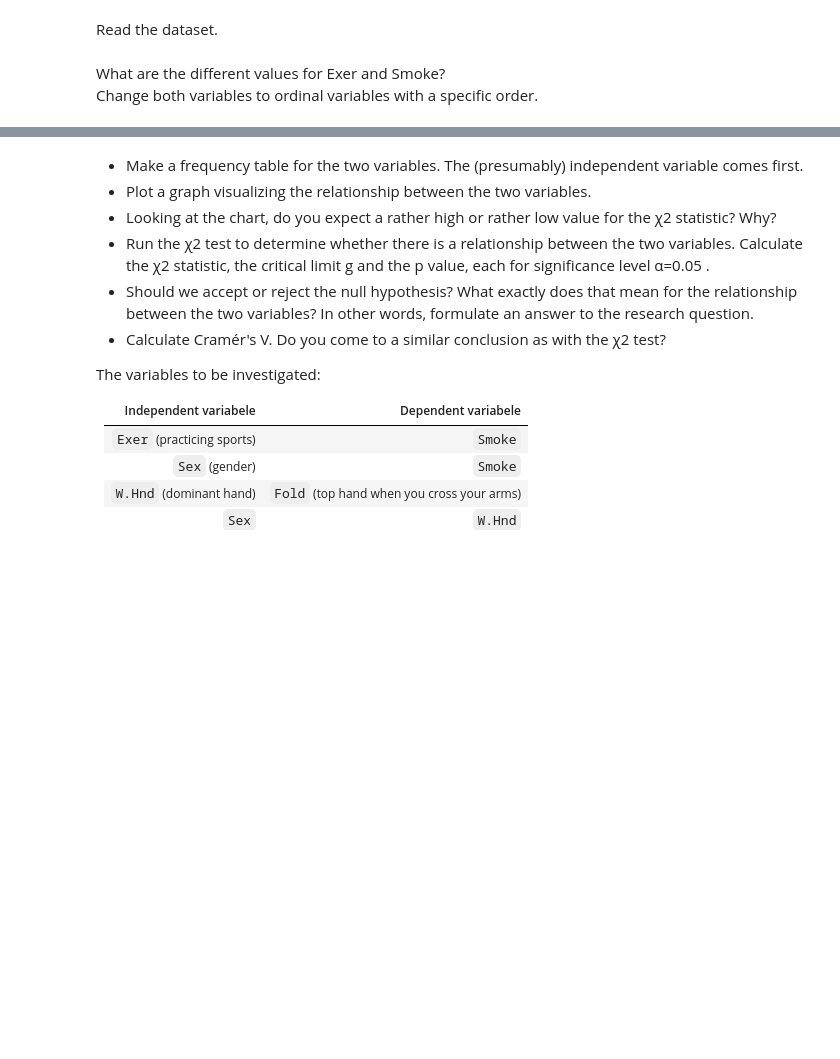
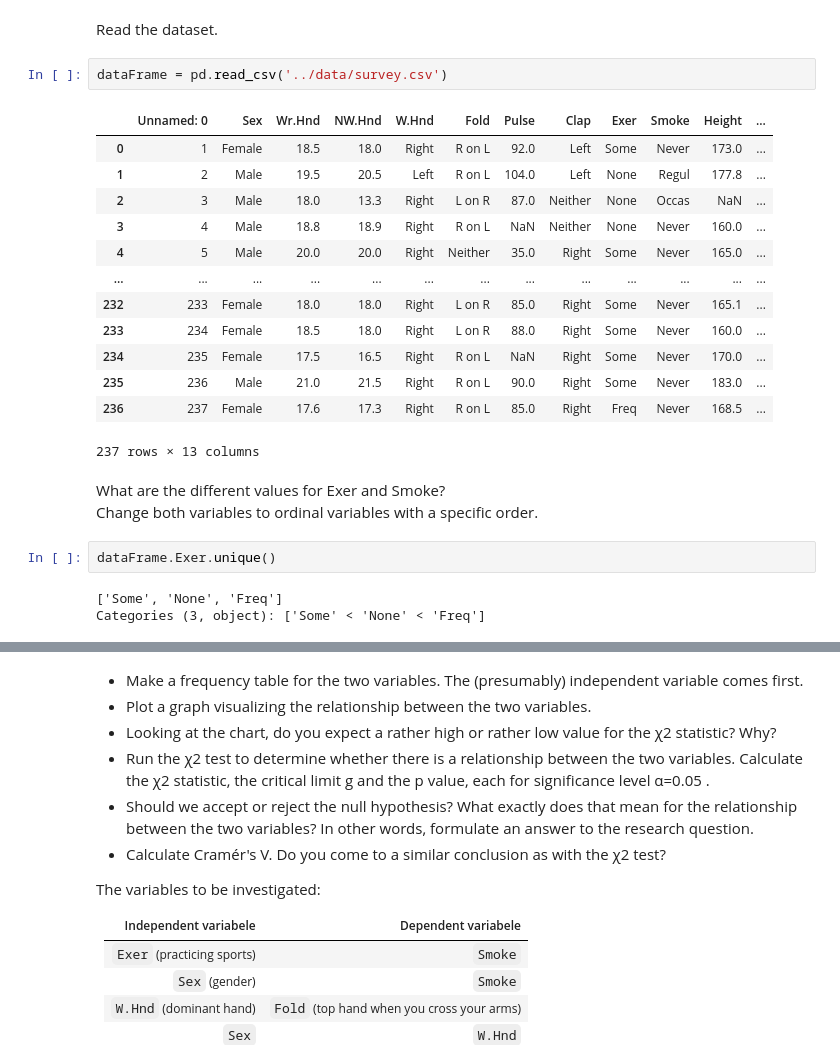
Before and after one commit to Bataklik/Data-Science-_-AI, a Jupyter notebook: 4-bivariate-qual/labs_chi_squared.ipynb, the cells around one changed output, grey strips where cells are left out. Drawn from its saved outputs; the diff is of its cells as text; blank space fills up the shorter version.

```diff
--- a/4-bivariate-qual/labs_chi_squared.ipynb
+++ b/4-bivariate-qual/labs_chi_squared.ipynb
@@ -212,6 +219,27 @@ Results of the main calculations (rounded up to 3 decimal places):
 - `Sex/W.Hnd`: χ² ≈ 0.236, g ≈ 3.842, p ≈ 0.627
 # %% [markdown]
 Read the dataset.
+# %%
+dataFrame = pd.read_csv('../data/survey.csv')
+# %% [output]
+|  | Unnamed: 0 | Sex | Wr.Hnd | NW.Hnd | W.Hnd | Fold | Pulse | Clap | Exer | Smoke | Height | ... |
+| 0 | 1 | Female | 18.5 | 18.0 | Right | R on L | 92.0 | Left | Some | Never | 173.0 | ... |
+| 1 | 2 | Male | 19.5 | 20.5 | Left | R on L | 104.0 | Left | None | Regul | 177.8 | ... |
+| 2 | 3 | Male | 18.0 | 13.3 | Right | L on R | 87.0 | Neither | None | Occas | NaN | ... |
+| 3 | 4 | Male | 18.8 | 18.9 | Right | R on L | NaN | Neither | None | Never | 160.0 | ... |
+| 4 | 5 | Male | 20.0 | 20.0 | Right | Neither | 35.0 | Right | Some | Never | 165.0 | ... |
+| ... | ... | ... | ... | ... | ... | ... | ... | ... | ... | ... | ... | ... |
+| 232 | 233 | Female | 18.0 | 18.0 | Right | L on R | 85.0 | Right | Some | Never | 165.1 | ... |
+| 233 | 234 | Female | 18.5 | 18.0 | Right | L on R | 88.0 | Right | Some | Never | 160.0 | ... |
+| 234 | 235 | Female | 17.5 | 16.5 | Right | R on L | NaN | Right | Some | Never | 170.0 | ... |
+| 235 | 236 | Male | 21.0 | 21.5 | Right | R on L | 90.0 | Right | Some | Never | 183.0 | ... |
+| 236 | 237 | Female | 17.6 | 17.3 | Right | R on L | 85.0 | Right | Freq | Never | 168.5 | ... |
+237 rows × 13 columns
 # %% [markdown]
 What are the different values for Exer and Smoke?
 Change both variables to ordinal variables with a specific order.
+# %%
+dataFrame.Exer.unique()
+# %% [output]
+['Some', 'None', 'Freq']
+Categories (3, object): ['Some' < 'None' < 'Freq']
```
Also changed, not shown: parts of 11 cells of this notebook, 2 other files.
